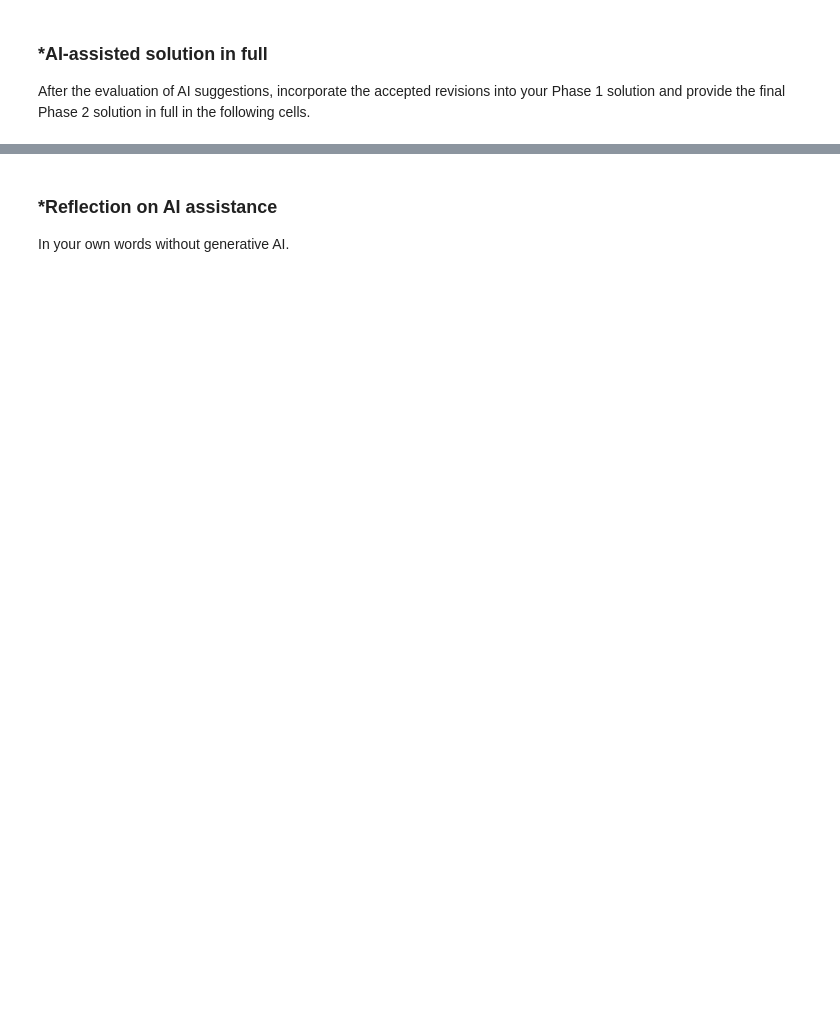
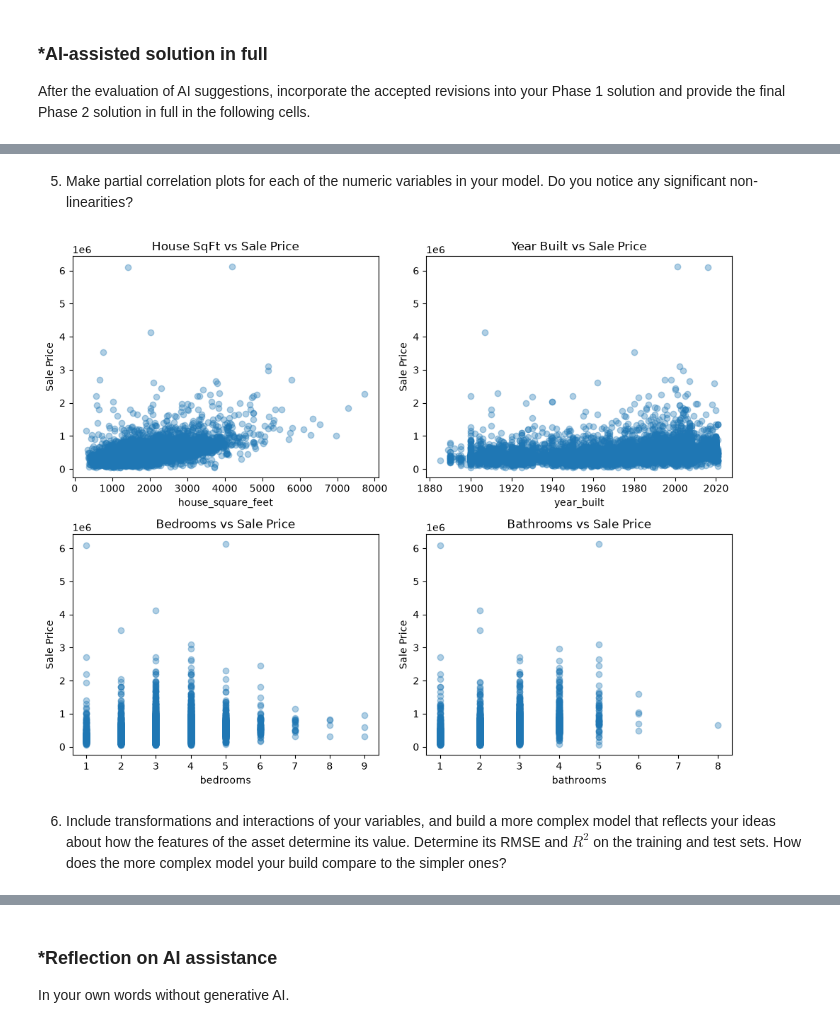
Before and after one commit to 9-uh/L02-hedonic-pricing, a Jupyter notebook: notebook.ipynb, the cells around one changed output, grey strips where cells are left out. Cells and saved outputs as stored; diff of their text form; code cells hidden in the pictures; blank space fills up the shorter version.

```diff
--- a/notebook.ipynb
+++ b/notebook.ipynb
@@ -384,0 +576,5 @@ After the evaluation of AI suggestions, incorporate the accepted revisions into
+# %%
+df = df.drop(columns=['sale_date'])
+df_reg = pd.get_dummies(df, drop_first = True, dtype=int)
+
+df_reg.info()
@@ -384,0 +601,5 @@ After the evaluation of AI suggestions, incorporate the accepted revisions into
+# %%
+from sklearn.model_selection import train_test_split
+eval_x_raw = df_reg.drop(columns = ['sale_price'])
+eval_y = df_reg['sale_price']
+(x_train, x_test, y_train, y_test,) = train_test_split(eval_x_raw, eval_y, test_size = 0.20, random_state = 7)
@@ -384,0 +625,10 @@ After the evaluation of AI suggestions, incorporate the accepted revisions into
+# %%
+# Linear model - int features
+features = ['house_square_feet', 'attic_finished_square_feet', 'basement_square_feet', 'attached_garage_square_feet', 'detached_garage_square_feet', 'fireplaces', 'stories', 'year_built', 'bedrooms', 'bathrooms']
+model = LinearRegression()
+model.fit(x_train[features], y_train)
+print("R-squared - train:", round(model.score(x_train[features], y_train), 4))
+print("R-squared - test:", round(model.score(x_test[features], y_test), 4))
+
+print('RMSE - train:', round(root_mean_squared_error(y_train, model.predict(x_train[features])), 4))
+print('RMSE - test:', round(root_mean_squared_error(y_test, model.predict(x_test[features])), 4))
@@ -384,0 +697,29 @@ After the evaluation of AI suggestions, incorporate the accepted revisions into
+# %% [markdown]
+5. Make partial correlation plots for each of the numeric variables in your model. Do you notice any significant non-linearities?
+# %%
+import matplotlib.pyplot as plt
+fig, axes = plt.subplots(2, 2, figsize=(10, 8))
+axes[0, 0].scatter(x_train['house_square_feet'], y_train, alpha=0.35)
+axes[0, 0].set_title("House SqFt vs Sale Price")
+axes[0, 0].set_xlabel("house_square_feet")
+axes[0, 0].set_ylabel("Sale Price")
+
+axes[0, 1].scatter(x_train['year_built'], y_train, alpha=0.35)
+axes[0, 1].set_title("Year Built vs Sale Price")
+axes[0, 1].set_xlabel("year_built")
+axes[0, 1].set_ylabel("Sale Price")
+
+axes[1, 0].scatter(x_train['bedrooms'], y_train, alpha=0.35)
+axes[1, 0].set_title("Bedrooms vs Sale Price")
+axes[1, 0].set_xlabel("bedrooms")
+axes[1, 0].set_ylabel("Sale Price")
+
+axes[1, 1].scatter(x_train['bathrooms'], y_train, alpha=0.35)
+axes[1, 1].set_title("Bathrooms vs Sale Price")
+axes[1, 1].set_xlabel("bathrooms")
+axes[1, 1].set_ylabel("Sale Price")
+
+plt.tight_layout()
+plt.show()
+# %% [output]
+[figure, added]
@@ -384,0 +730,2 @@ After the evaluation of AI suggestions, incorporate the accepted revisions into
+# %% [markdown]
+6. Include transformations and interactions of your variables, and build a more complex model that reflects your ideas about how the features of the asset determine its value. Determine its RMSE and $R^2$ on the training and test sets. How does the more complex model your build compare to the simpler ones?
```
Also changed, not shown: parts of 31 cells of this notebook.
